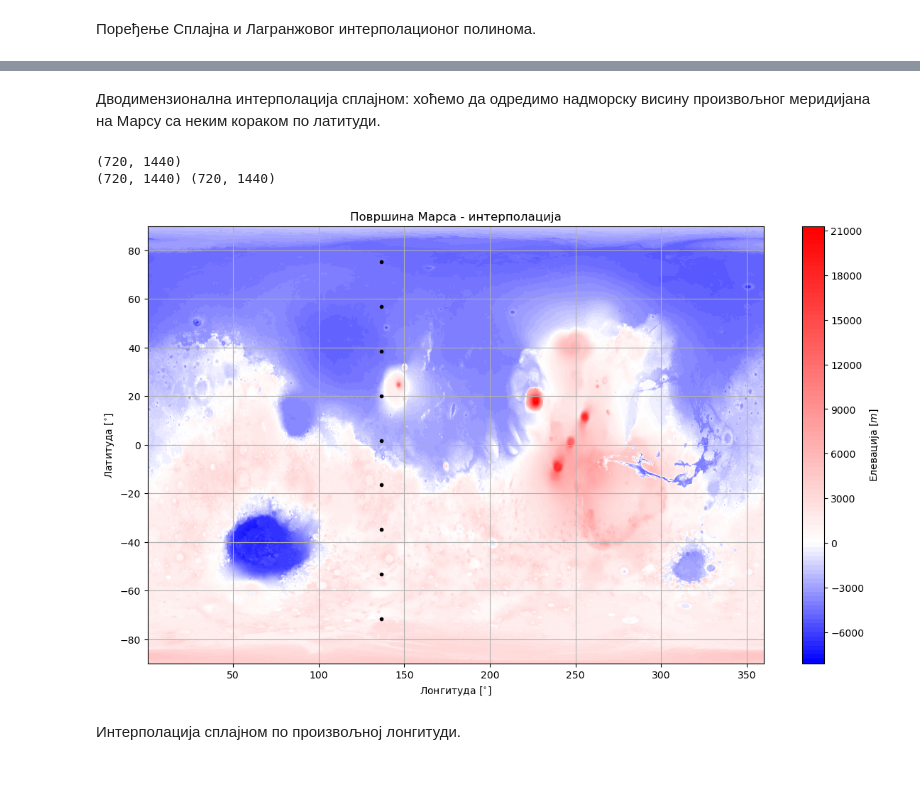
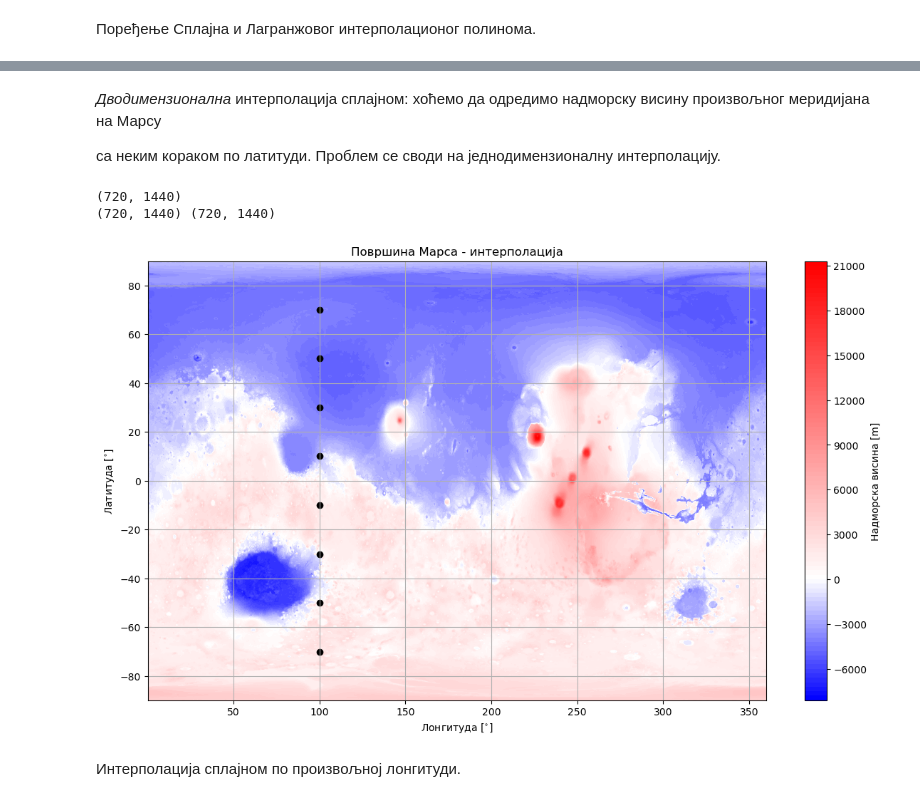
Before and after one commit to zorzeus/numericke-metode-u-astronomiji, a Jupyter notebook: nma_04.ipynb, the cells around one changed output, grey strips where cells are left out. Drawn from its saved outputs; the diff is of its cells as text; code cells hidden in the pictures; blank space fills up the shorter version.

```diff
--- a/nma_04.ipynb
+++ b/nma_04.ipynb
@@ -68,40 +317,36 @@ plt.show()
 # %% [markdown]
-Дводимензионална интерполација сплајном: хоћемо да одредимо надморску висину произвољног меридијана на Марсу са неким кораком по латитуди.
+*Дводимензионална* интерполација сплајном: хоћемо да одредимо надморску висину произвољног меридијана на Марсу
+
+са неким кораком по латитуди. Проблем се своди на једнодимензионалну интерполацију.
 # %%
-import matplotlib.colors as mcolors
-norm = mcolors.TwoSlopeNorm(vmin=h.min(), vcenter=0, vmax=h.max())
+korak = 20 # корак по латитуди
+longituda0 = 100 # лонгитуда на којој се траже надморске висине
 
-korak = 18.36 # корак по латитуди
-longituda0 = 136.59 # лонгитуда на којој се траже надморске висине
-
-latituda0 = np.arange(-90 + korak, 90, step = korak) # латитуда на којој се траже надморске висине
-# longituda0=np.ones(len(latituda0))*longituda0
+latituda0 = np.arange(-90 + korak, 90, step = korak)
 
 h = np.loadtxt('topografija.dat', skiprows=2)
 print(h.shape)
 
 longituda = np.arange(0.125, 360, step = 0.25)
 latituda = np.arange(-89.875, 90, step = 0.25)
-longituda, latituda=np.meshgrid(longituda, latituda)
+longituda, latituda = np.meshgrid(longituda, latituda)
 
 print(longituda.shape, latituda.shape)
 
-# резон: h[i, j] представља надморску висину на координатама (longituda[i, j], latituda[i, j])
-
-fig = plt.figure(figsize=(14, 8))
+plt.figure(figsize=(14, 8))
+norm = mcolors.TwoSlopeNorm(vmin=h.min(), vcenter=0, vmax=h.max())
 plt.contourf(longituda, latituda, h, 100, cmap='bwr', norm=norm)
 plt.xlabel(r'Лонгитуда [$^{\circ}$]')
 plt.ylabel(r'Латитуда [$^{\circ}$]')
 plt.grid()
-cbar = plt.colorbar()
-cbar.set_label('Елевација $[m]$')
-plt.plot(np.ones(len(latituda0))*longituda0, latituda0, '.k')
+plt.colorbar(label='Надморска висина [m]')
+plt.scatter(np.ones(len(latituda0))*longituda0, latituda0, marker='o', color='black')
 plt.title('Површина Марса - интерполација')
 plt.show()
 # %% [output]
 (720, 1440)
 (720, 1440) (720, 1440)
-[figure, old version]
+[figure, new version]
 # %% [markdown]
 Интерполација сплајном по произвољној лонгитуди.
 # %%
```
Also changed, not shown: parts of 18 cells of this notebook.
